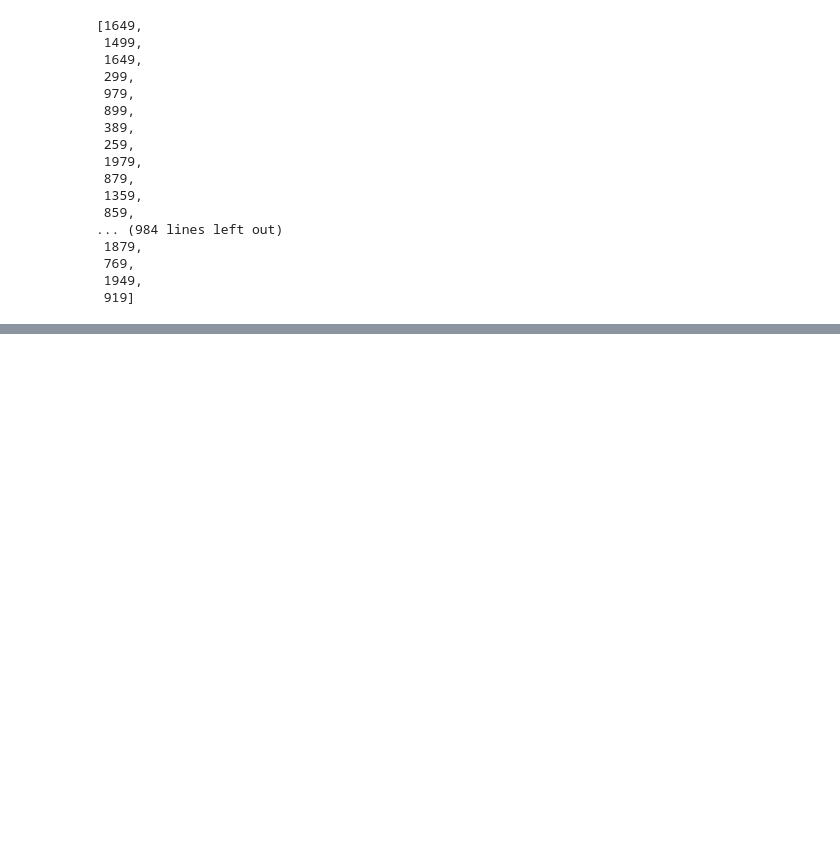
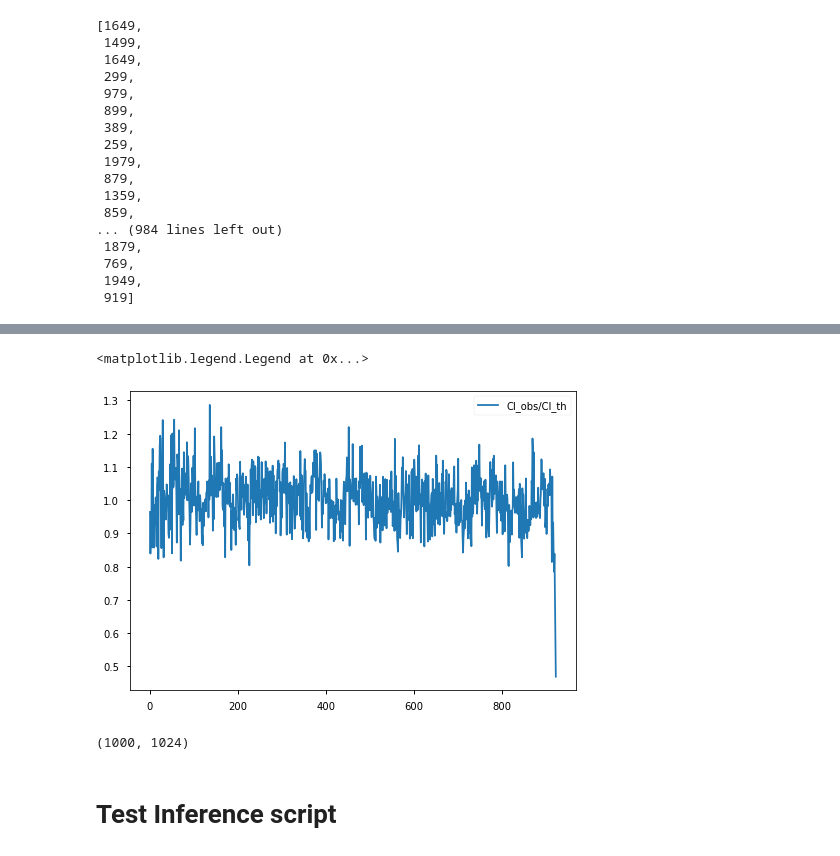
Before and after one commit to tanveerkarim/imaging-sys-covariance, a Jupyter notebook: notebooks/scratch.ipynb, the cells around one changed output, grey strips where cells are left out. Cells and saved outputs as stored; diff of their text form; code cells hidden in the pictures; blank space fills up the shorter version.

```diff
--- a/notebooks/scratch.ipynb
+++ b/notebooks/scratch.ipynb
@@ -41,0 +209,11 @@ for i in range(len(res_th)):
+# %%
+#plt.plot((cls_obs[0]*fsky[0])[100:1024]/pcl_A[100:1024], label = 'pCl_obs/pCl_th')
+plt.plot((cls_obs[i])[100:lmx]/cls_elg_th[100:lmx], label = 'Cl_obs/Cl_th')
+plt.legend(loc = 'best')
+# %% [output]
+<matplotlib.legend.Legend at 0x...>
+[figure, added]
+# %%
+cls_obs.shape
+# %% [output]
+(1000, 1024)
@@ -41,0 +226,2 @@ for i in range(len(res_th)):
+# %% [markdown]
+# Test Inference script
```
Also changed, not shown: parts of 24 cells of this notebook.
